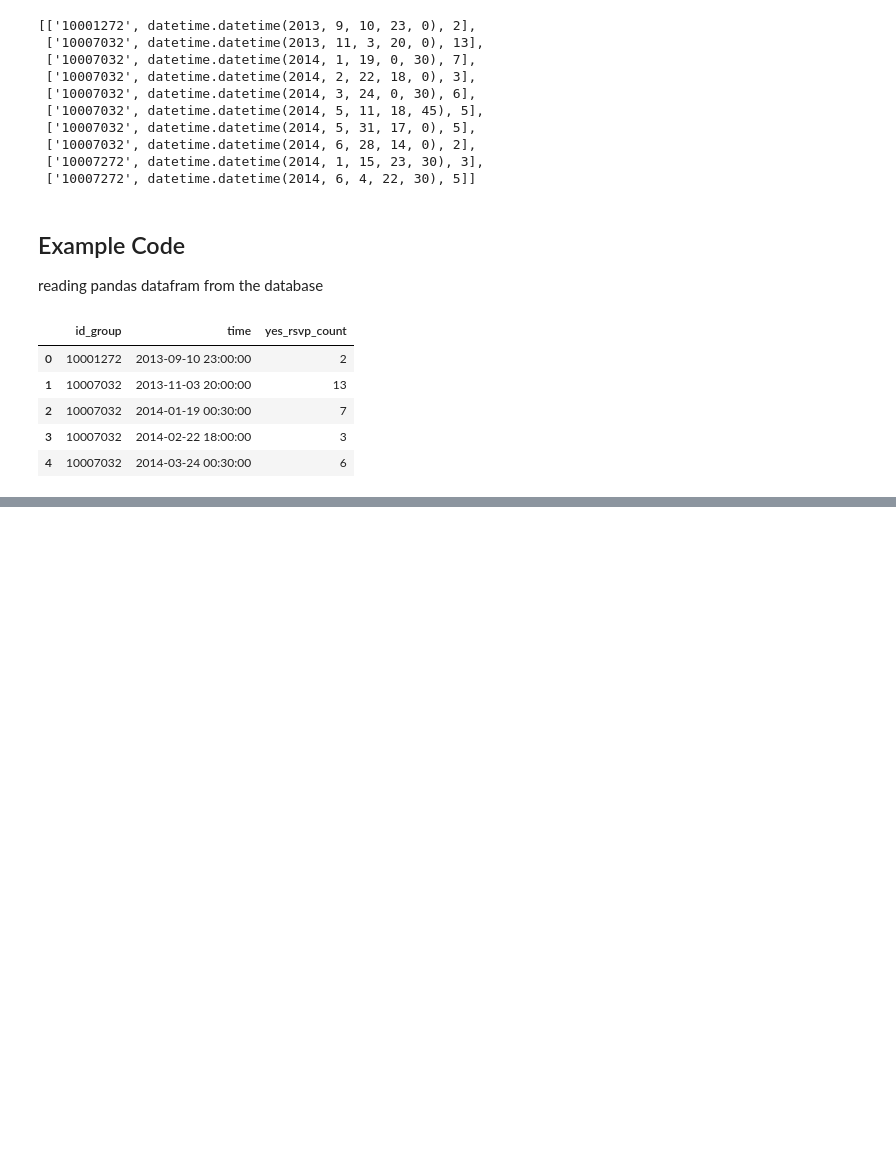
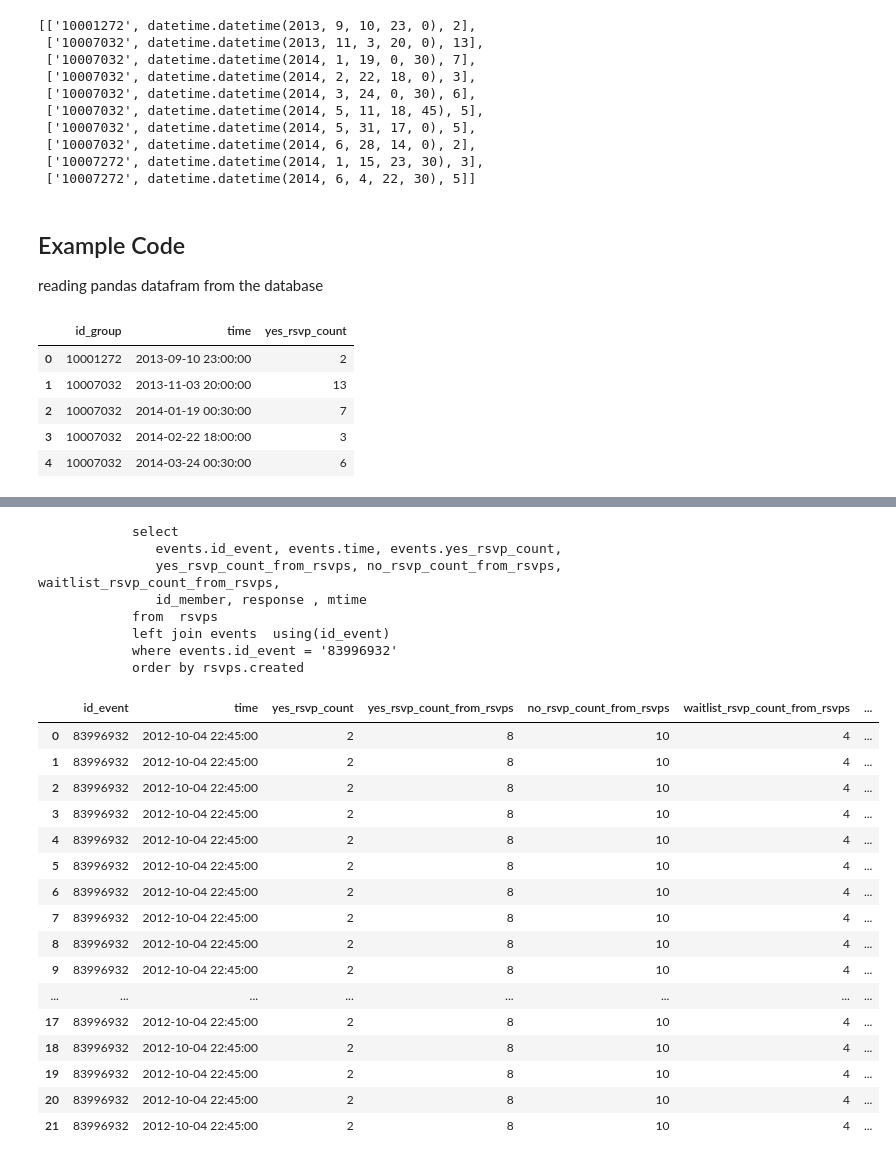
Before and after one commit to NYU-CS6313-Projects/meetupEVO, a Jupyter notebook: 30-lifetime-of-a-group/timeseries from database.ipynb, the cells around one changed output, grey strips where cells are left out. Saved outputs shown, nothing was run; the diff lists cells and outputs as text; code cells hidden in the pictures; blank space fills up the shorter version.

```diff
--- a/30-lifetime-of-a-group/timeseries from database.ipynb
+++ b/30-lifetime-of-a-group/timeseries from database.ipynb
@@ -155,0 +159,42 @@ We have 5364618 rsvps for 604390 distinct events in this database
+# %%
+id_event = "83996932"
+
+sql = db_cursor.mogrify("""
+            select
+               events.id_event, events.time, events.yes_rsvp_count,
+               yes_rsvp_count_from_rsvps, no_rsvp_count_from_rsvps, waitlist_rsvp_count_from_rsvps,
+               id_member, response , mtime
+            from  rsvps
+            left join events  using(id_event)
+            where events.id_event = %(id)s
+            order by rsvps.created
+            """, {"id": id_event})
+print sql
+df_rsvps = pd.read_sql(sql, db_conn)
+df_rsvps
+# %% [output]
+            select
+               events.id_event, events.time, events.yes_rsvp_count,
+               yes_rsvp_count_from_rsvps, no_rsvp_count_from_rsvps, waitlist_rsvp_count_from_rsvps,
+               id_member, response , mtime
+            from  rsvps
+            left join events  using(id_event)
+            where events.id_event = '83996932'
+            order by rsvps.created
+|  | id_event | time | yes_rsvp_count | yes_rsvp_count_from_rsvps | no_rsvp_count_from_rsvps | waitlist_rsvp_count_from_rsvps | ... |
+| 0 | 83996932 | 2012-10-04 22:45:00 | 2 | 8 | 10 | 4 | ... |
+| 1 | 83996932 | 2012-10-04 22:45:00 | 2 | 8 | 10 | 4 | ... |
+| 2 | 83996932 | 2012-10-04 22:45:00 | 2 | 8 | 10 | 4 | ... |
+| 3 | 83996932 | 2012-10-04 22:45:00 | 2 | 8 | 10 | 4 | ... |
+| 4 | 83996932 | 2012-10-04 22:45:00 | 2 | 8 | 10 | 4 | ... |
+| 5 | 83996932 | 2012-10-04 22:45:00 | 2 | 8 | 10 | 4 | ... |
+| 6 | 83996932 | 2012-10-04 22:45:00 | 2 | 8 | 10 | 4 | ... |
+| 7 | 83996932 | 2012-10-04 22:45:00 | 2 | 8 | 10 | 4 | ... |
+| 8 | 83996932 | 2012-10-04 22:45:00 | 2 | 8 | 10 | 4 | ... |
+| 9 | 83996932 | 2012-10-04 22:45:00 | 2 | 8 | 10 | 4 | ... |
+| ... | ... | ... | ... | ... | ... | ... | ... |
+| 17 | 83996932 | 2012-10-04 22:45:00 | 2 | 8 | 10 | 4 | ... |
+| 18 | 83996932 | 2012-10-04 22:45:00 | 2 | 8 | 10 | 4 | ... |
+| 19 | 83996932 | 2012-10-04 22:45:00 | 2 | 8 | 10 | 4 | ... |
+| 20 | 83996932 | 2012-10-04 22:45:00 | 2 | 8 | 10 | 4 | ... |
+| 21 | 83996932 | 2012-10-04 22:45:00 | 2 | 8 | 10 | 4 | ... |
```
Also changed, not shown: parts of 16 cells of this notebook.
